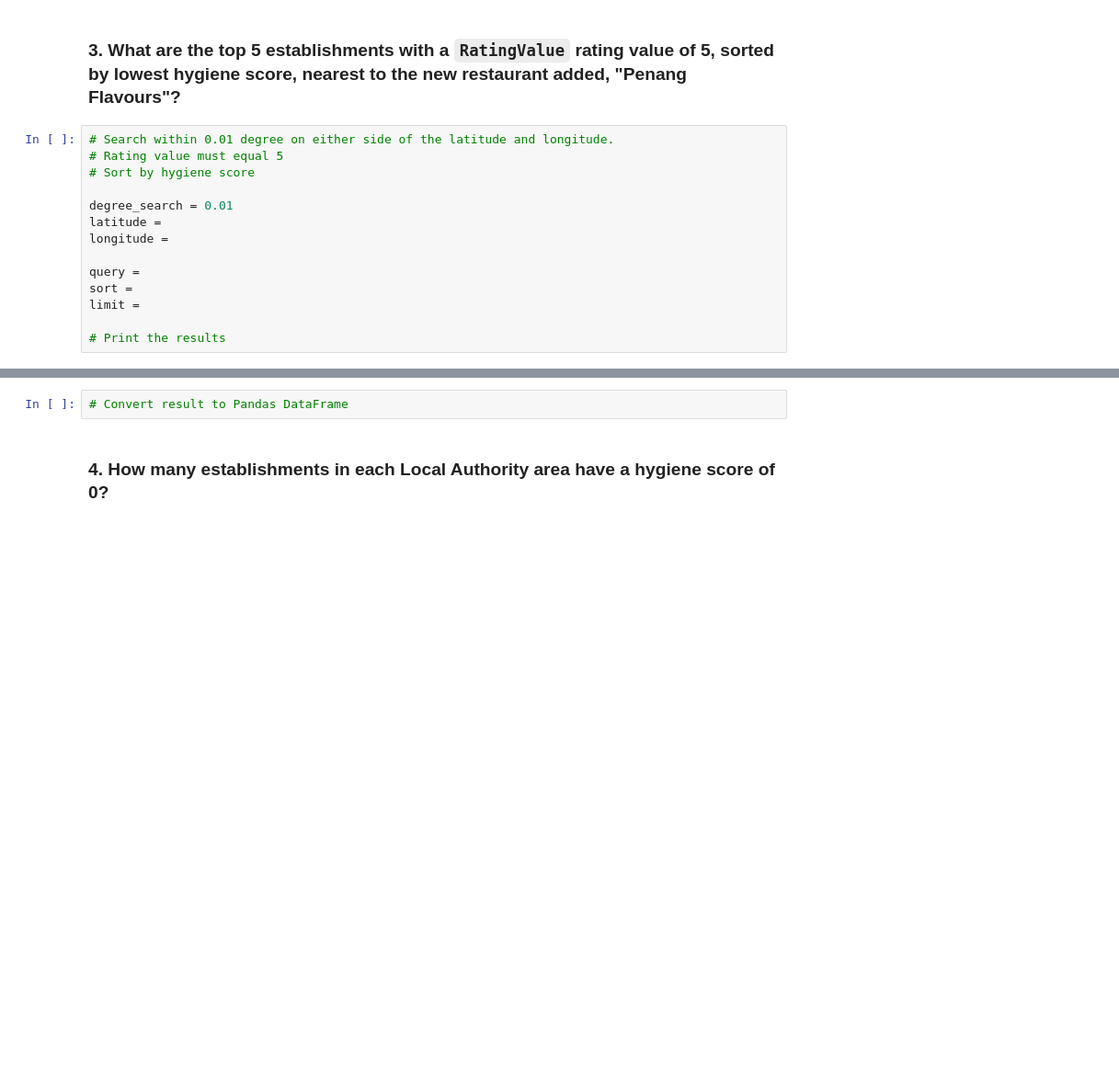
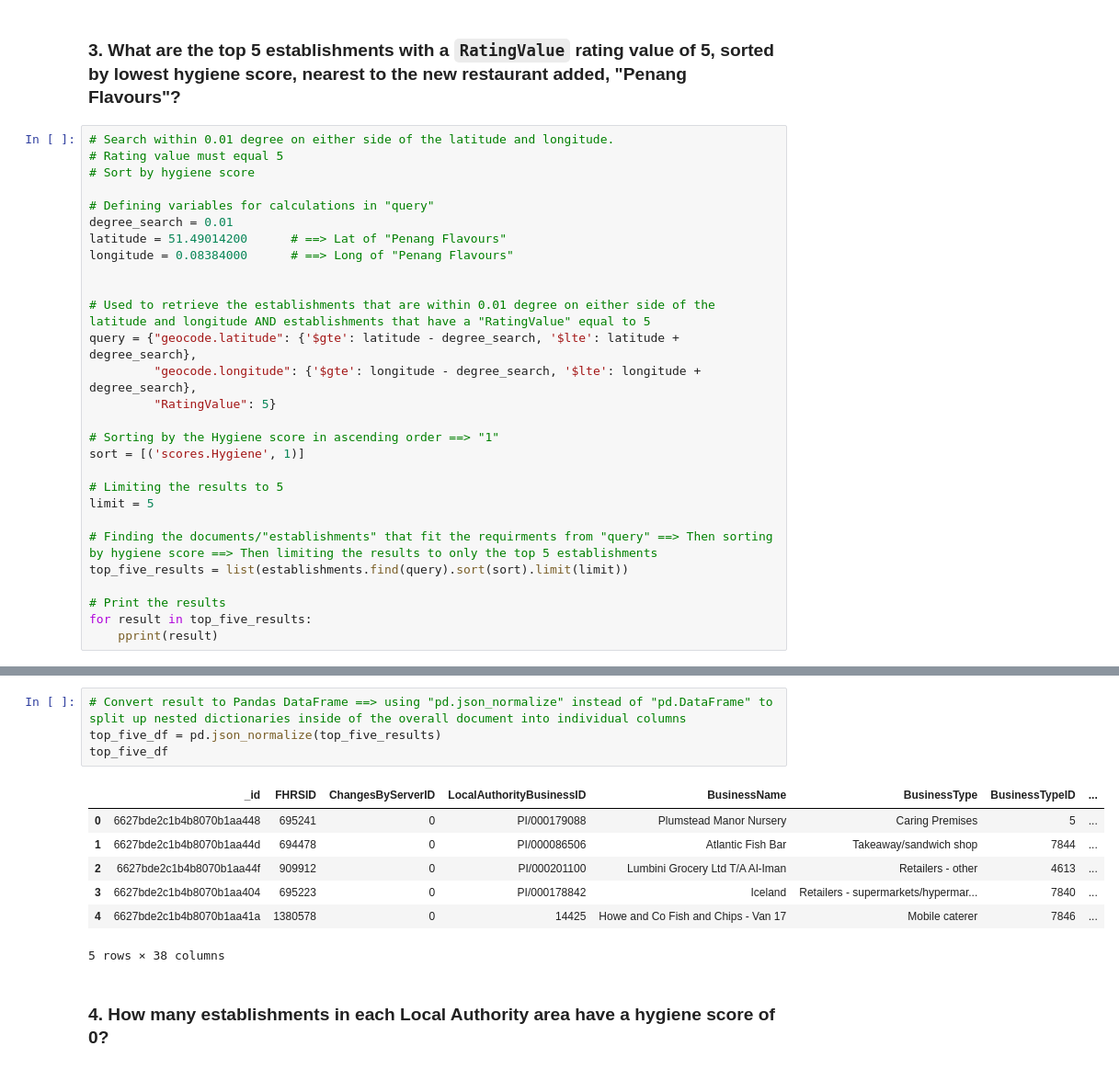
Before and after one commit to nmrodio/nosql-challenge, a Jupyter notebook: NoSQL_analysis_starter.ipynb, the cells around one changed output, grey strips where cells are left out. Shown at 92% size. Cells and saved outputs as stored; diff of their text form; blank space fills up the shorter version.

```diff
--- a/NoSQL_analysis_starter.ipynb
+++ b/NoSQL_analysis_starter.ipynb
@@ -148,12 +155,26 @@ Number of rows in the london_df : 33
 # Rating value must equal 5
 # Sort by hygiene score
 
+# Defining variables for calculations in "query"
 degree_search = 0.01
-latitude =
-longitude =
+latitude = 51.49014200      # ==> Lat of "Penang Flavours"
+longitude = 0.08384000      # ==> Long of "Penang Flavours"
 
-query =
-sort =
-limit =
+
+# Used to retrieve the establishments that are within 0.01 degree on either side of the latitude and longitude AND establishments that have a "RatingValue" equal to 5
+query = {"geocode.latitude": {'$gte': latitude - degree_search, '$lte': latitude + degree_search},
+         "geocode.longitude": {'$gte': longitude - degree_search, '$lte': longitude + degree_search},
+         "RatingValue": 5}
+
+# Sorting by the Hygiene score in ascending order ==> "1"
+sort = [('scores.Hygiene', 1)]
+
+# Limiting the results to 5
+limit = 5
+
+# Finding the documents/"establishments" that fit the requirments from "query" ==> Then sorting by hygiene score ==> Then limiting the results to only the top 5 establishments
+top_five_results = list(establishments.find(query).sort(sort).limit(limit))
 
 # Print the results
+for result in top_five_results:
+    pprint(result)
@@ -160,5 +199,15 @@ limit =
 # %%
-# Convert result to Pandas DataFrame
+# Convert result to Pandas DataFrame ==> using "pd.json_normalize" instead of "pd.DataFrame" to split up nested dictionaries inside of the overall document into individual columns
+top_five_df = pd.json_normalize(top_five_results)
+top_five_df
+# %% [output]
+|  | _id | FHRSID | ChangesByServerID | LocalAuthorityBusinessID | BusinessName | BusinessType | BusinessTypeID | ... |
+| 0 | 6627bde2c1b4b8070b1aa448 | 695241 | 0 | PI/000179088 | Plumstead Manor Nursery | Caring Premises | 5 | ... |
+| 1 | 6627bde2c1b4b8070b1aa44d | 694478 | 0 | PI/000086506 | Atlantic Fish Bar | Takeaway/sandwich shop | 7844 | ... |
+| 2 | 6627bde2c1b4b8070b1aa44f | 909912 | 0 | PI/000201100 | Lumbini Grocery Ltd T/A Al-Iman | Retailers - other | 4613 | ... |
+| 3 | 6627bde2c1b4b8070b1aa404 | 695223 | 0 | PI/000178842 | Iceland | Retailers - supermarkets/hypermar... | 7840 | ... |
+| 4 | 6627bde2c1b4b8070b1aa41a | 1380578 | 0 | 14425 | Howe and Co Fish and Chips - Van 17 | Mobile caterer | 7846 | ... |
+5 rows × 38 columns
 # %% [markdown]
 ### 4. How many establishments in each Local Authority area have a hygiene score of 0?
 # %%
```
Also changed, not shown: parts of 7 cells of this notebook.
